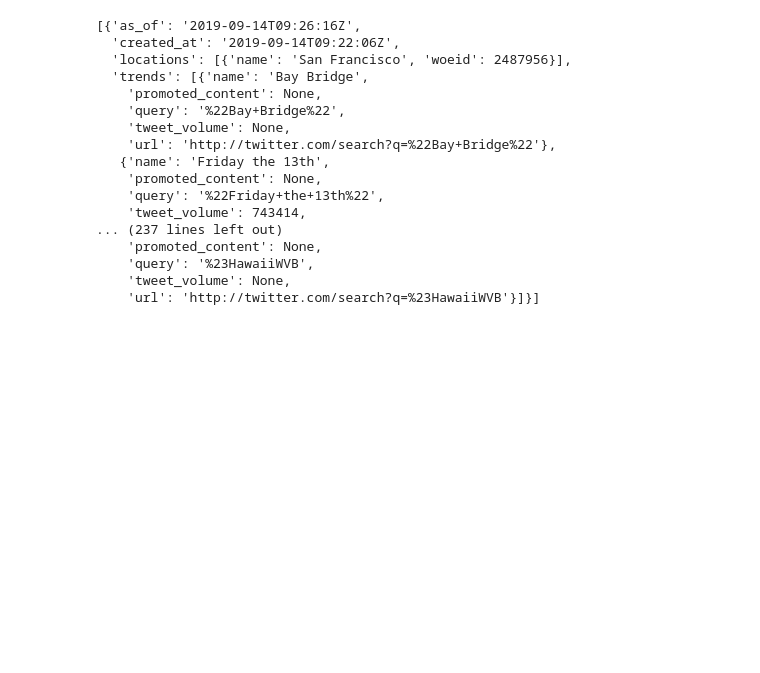
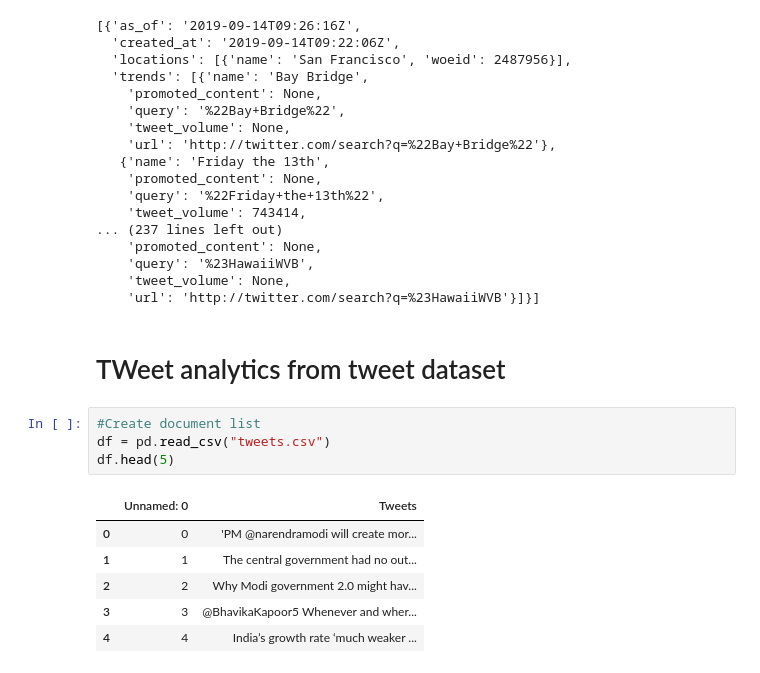
Before and after one commit to hpsuresh12345/Python-code, a Jupyter notebook: Tweepy_InfotainmentTweets.ipynb, the cells around one changed output. Saved outputs shown, nothing was run; the diff lists cells and outputs as text; blank space fills up the shorter version.

```diff
--- a/Tweepy_InfotainmentTweets.ipynb
+++ b/Tweepy_InfotainmentTweets.ipynb
@@ -385,3 +392,16 @@ sfo_trends
     'query': '%23HawaiiWVB',
     'tweet_volume': None,
     'url': 'http://twitter.com/search?q=%23HawaiiWVB'}]}]
+# %% [markdown]
+# TWeet analytics from tweet dataset
+# %%
+#Create document list
+df = pd.read_csv("tweets.csv")
+df.head(5)
+# %% [output]
+|  | Unnamed: 0 | Tweets |
+| 0 | 0 | 'PM @narendramodi will create mor... |
+| 1 | 1 | The central government had no out... |
+| 2 | 2 | Why Modi government 2.0 might hav... |
+| 3 | 3 | @BhavikaKapoor5 Whenever and wher... |
+| 4 | 4 | India’s growth rate ‘much weaker ... |
```
Also changed, not shown: parts of 6 cells of this notebook.
